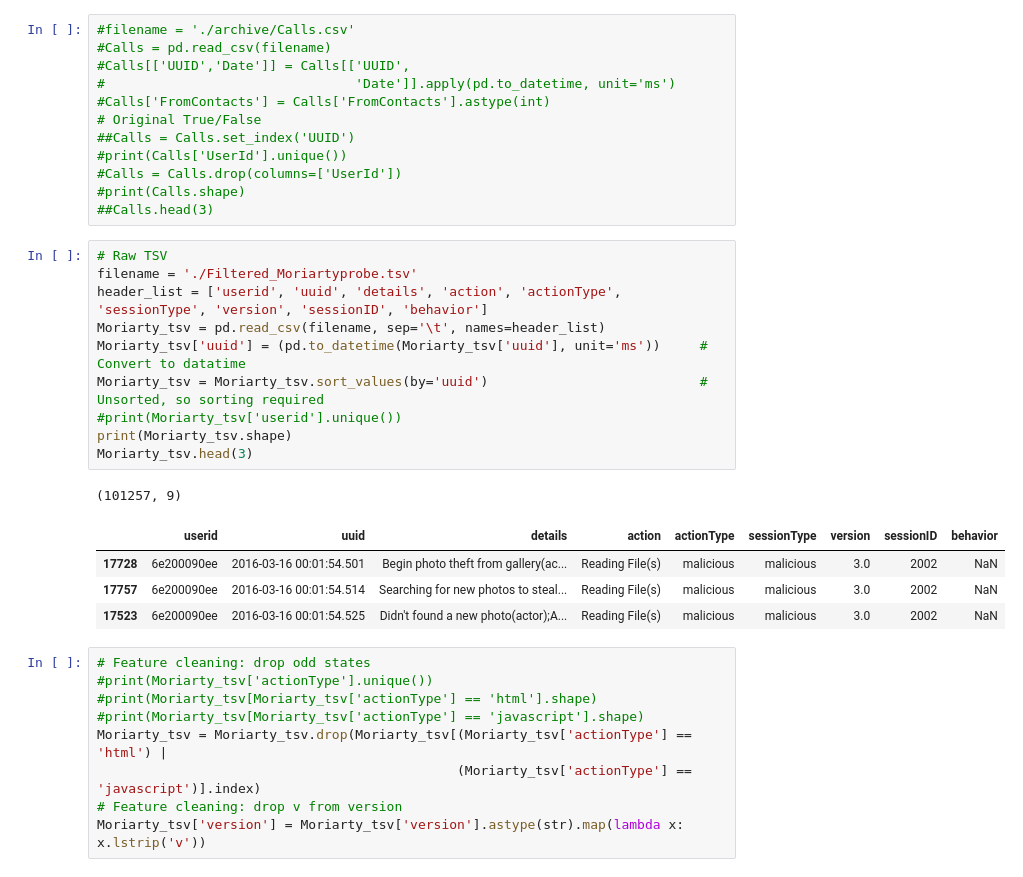
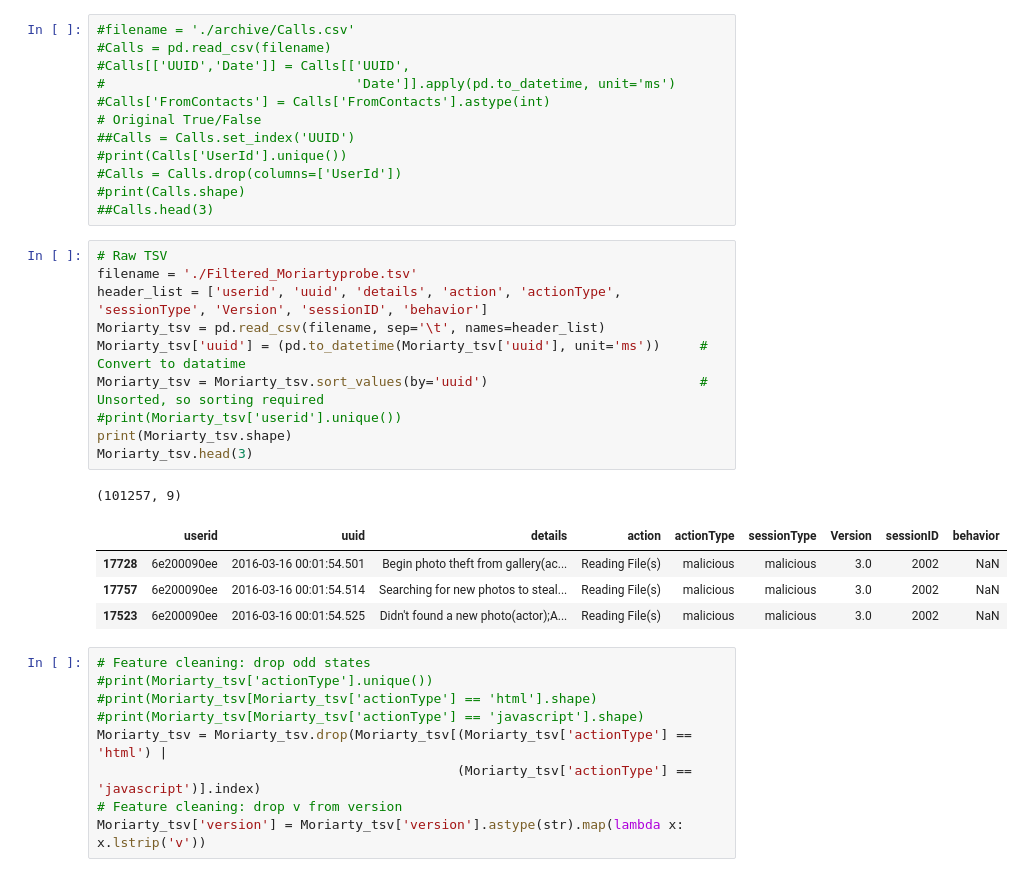
Before and after one commit to kentlingcampbell/project_SherLock, a Jupyter notebook: SherLock.ipynb, the cells around one changed output. Saved outputs shown, nothing was run; the diff lists cells and outputs as text.

```diff
--- a/SherLock.ipynb
+++ b/SherLock.ipynb
@@ -111,16 +115,16 @@ print(Bluetooth_tsv.shape)
 # %%
 # Raw TSV
 filename = './Filtered_Moriartyprobe.tsv'
-header_list = ['userid', 'uuid', 'details', 'action', 'actionType', 'sessionType', 'version', 'sessionID', 'behavior']
+header_list = ['userid', 'uuid', 'details', 'action', 'actionType', 'sessionType', 'Version', 'sessionID', 'behavior']
 Moriarty_tsv = pd.read_csv(filename, sep='\t', names=header_list)
 Moriarty_tsv['uuid'] = (pd.to_datetime(Moriarty_tsv['uuid'], unit='ms'))     # Convert to datatime
 Moriarty_tsv = Moriarty_tsv.sort_values(by='uuid')                           # Unsorted, so sorting required
 #print(Moriarty_tsv['userid'].unique())
 print(Moriarty_tsv.shape)
 Moriarty_tsv.head(3)
 # %% [output]
 (101257, 9)
-|  | userid | uuid | details | action | actionType | sessionType | version | sessionID | behavior |
+|  | userid | uuid | details | action | actionType | sessionType | Version | sessionID | behavior |
 | 17728 | 6e200090ee | 2016-03-16 00:01:54.501 | Begin photo theft from gallery(ac... | Reading File(s) | malicious | malicious | 3.0 | 2002 | NaN |
 | 17757 | 6e200090ee | 2016-03-16 00:01:54.514 | Searching for new photos to steal... | Reading File(s) | malicious | malicious | 3.0 | 2002 | NaN |
 | 17523 | 6e200090ee | 2016-03-16 00:01:54.525 | Didn't found a new photo(actor);A... | Reading File(s) | malicious | malicious | 3.0 | 2002 | NaN |
```
Also changed, not shown: parts of 10 cells of this notebook.
